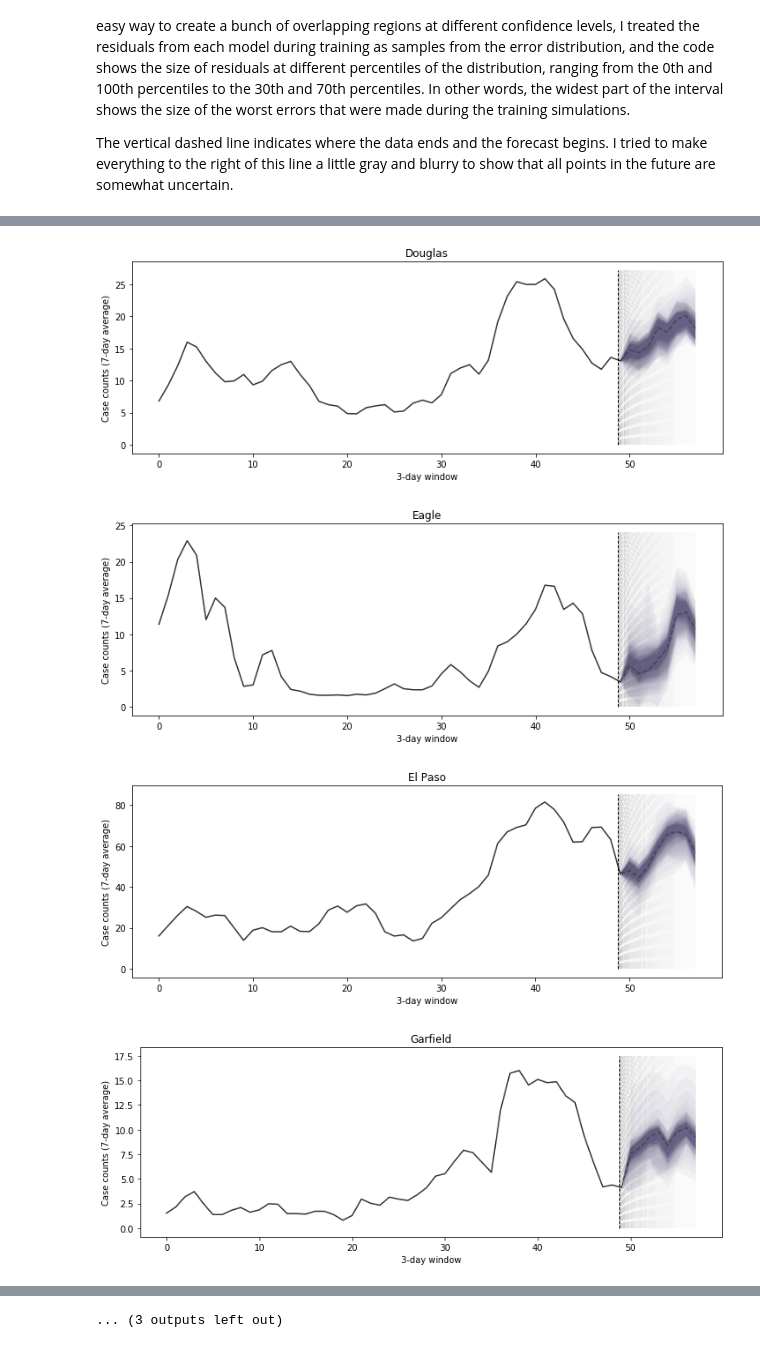
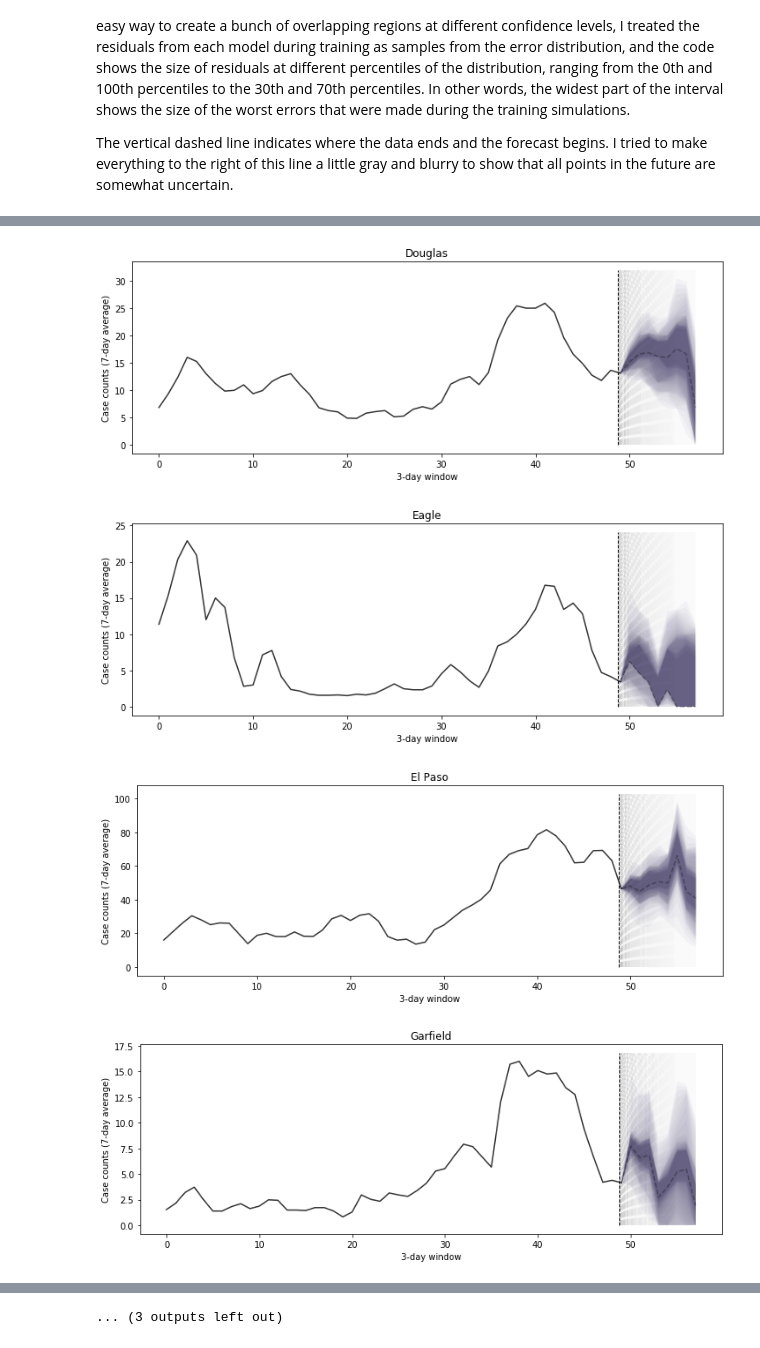
Before and after one commit to michaeljpaul/cocovid, a Jupyter notebook: cocovid.ipynb, the cells around one changed output, grey strips where cells are left out. Cells and saved outputs as stored; diff of their text form; code cells hidden in the pictures.

Commit message:
Changed the way forecasting was implemented, by encoding the prediction in the diffed variable

```diff
--- a/cocovid.ipynb
+++ b/cocovid.ipynb
@@ -149,8 +151,10 @@ It is sometimes necessary to repeat the differencing procedure multiple times (h
 # %%
 from scipy.stats import pearsonr
 
-def difference(x):
-    return [x[i] - x[i-1] for i in range(len(x))]
+K = 8 # number of 3-day windows to forecast into the future
+
+def difference(x, d=1):
+    return [x[i+d] - x[i] for i in range(len(x)-d)]
 
 for county in sorted(counties):
     print(county)
@@ -163,10 +167,18 @@ for county in sorted(counties):
 
         x = difference(x)
 
+# calculate differences for different k and store them in 'diffed'
 
 diffed = {}
-for county in counties:
-    diffed[county] = difference(data[county])
+N = {}
+
+for k in range(K):
+    diffed[k] = {}
+
+    for county in counties:
+        diffed[k][county] = difference(data[county], d=k+1)
+
+    N[k] = len(list(diffed[k].values())[0]) # length of the differenced time series
 # %% [output]
 Adams
  Order 0: r=0.9093 (p=0.0000)
@@ -369,10 +385,12 @@ for r in range(30):
 
 for county in sorted(counties):
     values = list(data[county])
-    data_x = list(range(N))
+    Nv = len(values)
+
+    data_x = list(range(Nv))
     data_y = list(values)
 
-    forecast_x = [N-1]
+    forecast_x = [Nv-1]
     forecast_y = [values[-1]]
 
     forecast_y_lower = {}
@@ -385,10 +403,10 @@ for county in sorted(counties):
         M = len(models[k][county]) - 1
 
         predicted_diff = models[k][county][M].predict([features_scaled[k][M]])[0]
-        predicted = max(0, values[-1] + predicted_diff) # undo differencing
-        values.append(predicted)
+        predicted = max(0, values[-1] + predicted_diff) # undo differencing from final value
+        #values.append(predicted)
 
-        forecast_x.append(N+k)
+        forecast_x.append(Nv+k)
         forecast_y.append(predicted)
 
         for r in range(30):
@@ -409,11 +427,11 @@ for county in sorted(counties):
         xmin, xmax, ymin, ymax = plt.axis()
         plt.fill_between(forecast_x, 0, ymax, facecolor='#1b1149', alpha=0.02)
 
-        plt.vlines(N-1.25, 0, ymax, linestyles='dashed', linewidth=1.0, alpha=1.0)
+        plt.vlines(Nv-1.25, 0, ymax, linestyles='dashed', linewidth=1.0, alpha=1.0)
 
-        # this is only here because I thought it looked pretty
+        # I only did this because I thought it looked pretty
 
-        xi = N - 1.2
+        xi = Nv - 1.2
         for i in range(30):
             a0 = 0.1
             a = a0 - (i * (a0/30))
@@ -422,7 +440,7 @@ for county in sorted(counties):
             l = 1.5 + (0.05 * i)
             plt.vlines(xi, 0, ymax, linestyles='dashed', linewidth=l, alpha=a)
 
-        plt.fill_between([N-1.2,xi], 0, ymax, facecolor='#1b1149', alpha=0.01)
+        plt.fill_between([Nv-1.2,xi], 0, ymax, facecolor='#1b1149', alpha=0.01)
 
         # finalize
         plt.xlabel('3-day window')
@@ -438,4 +456,4 @@ for county in sorted(counties):
-[figure, old version]
+[figure, new version]
-[figure, old version]
+[figure, new version]
-[figure, old version]
+[figure, new version]
-[figure, old version]
+[figure, new version]
```
Also changed, not shown: parts of 8 cells of this notebook.
